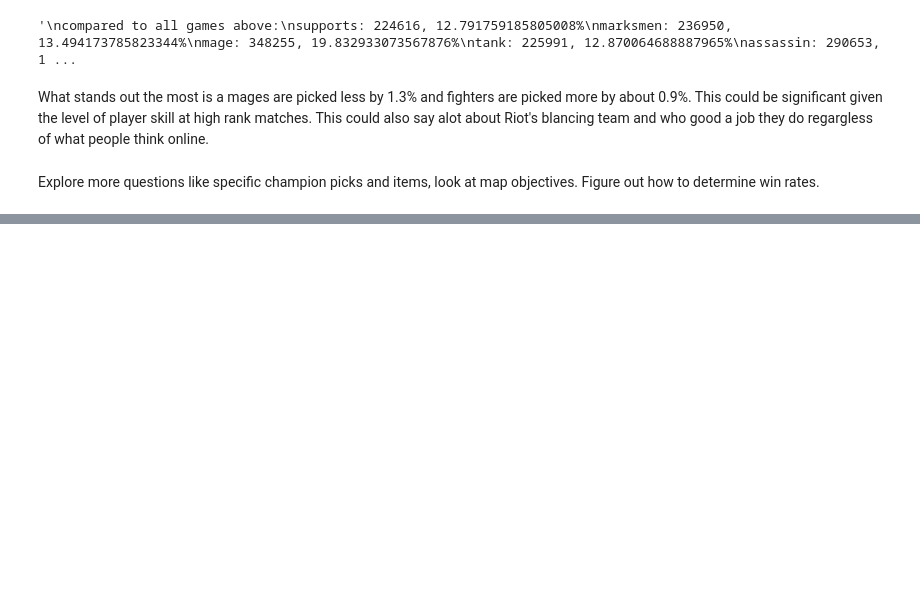
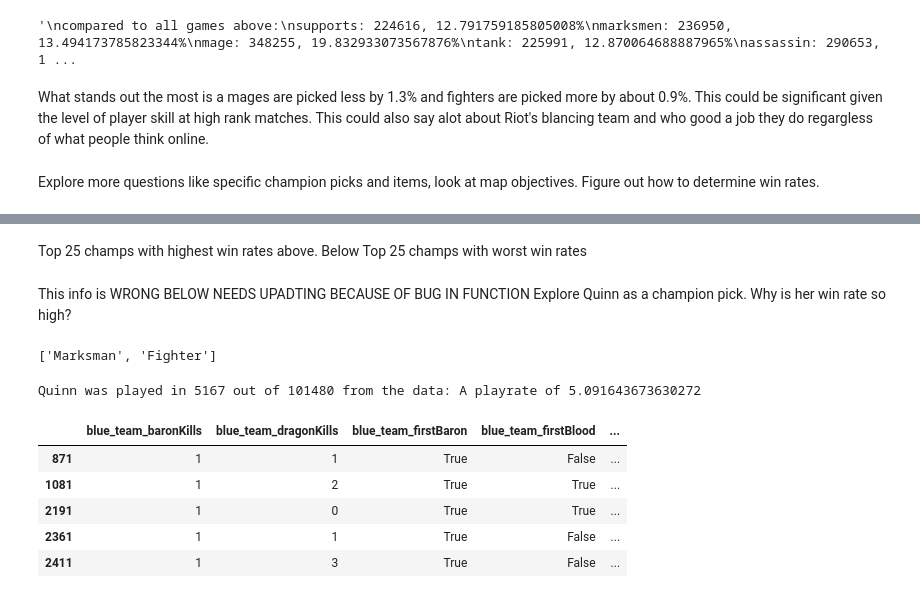
Before and after one commit to jltsao88/Predicting_Matches_Esports, a Jupyter notebook: EDA.ipynb, the cells around one changed output, grey strips where cells are left out. Saved outputs shown, nothing was run; the diff lists cells and outputs as text; code cells hidden in the pictures; blank space fills up the shorter version.

Commit message:
Fixed bug in win rate function

```diff
--- a/EDA.ipynb
+++ b/EDA.ipynb
@@ -706,0 +680,34 @@ wr_df.head(25)
+# %% [markdown]
+Top 25 champs with highest win rates above.  Below Top 25 champs with worst win rates
+# %% [markdown]
+This info is WRONG BELOW NEEDS UPADTING BECAUSE OF BUG IN FUNCTION
+Explore Quinn as a champion pick.  Why is her win rate so high?
+# %%
+#Champion role
+champ_type['Quinn']
+# %% [output]
+['Marksman', 'Fighter']
+# %%
+#play rate
+q = champ_frame(concat, champ)
+qgames_played = len(q)
+qplay_rate = len(q)/len(concat) * 100
+total_games = len(concat)
+print(f'Quinn was played in {qgames_played} out of {total_games} from the data: A playrate of {qplay_rate}')
+# %% [output]
+Quinn was played in 5167 out of 101480 from the data: A playrate of 5.091643673630272
+# %%
+# take a look at games where Quinn Won
+qn = q[(q.blue_team_win == 'Win') & (q.blue_team_win == 'Win')]
+# %%
+#Quinn has extremely high mobility.  Let's take a look at her stats at securing map objectives
+qn_map_blue = qn[['blue_team_baronKills', 'blue_team_dragonKills', 'blue_team_firstBaron', 'blue_team_firstDragon',
+                 'blue_team_firstInhibitor', 'blue_teamfirstRiftHerald', 'blue_team_firstTower', 'blue_team_inhibitorKills',
+                 'blue_team_riftHeraldKills', 'blue_team_towerKills']]
+# %% [output]
+|  | blue_team_baronKills | blue_team_dragonKills | blue_team_firstBaron | blue_team_firstBlood | ... |
+| 871 | 1 | 1 | True | False | ... |
+| 1081 | 1 | 2 | True | True | ... |
+| 2191 | 1 | 0 | True | True | ... |
+| 2361 | 1 | 1 | True | False | ... |
+| 2411 | 1 | 3 | True | False | ... |
```
Also changed, not shown: parts of 7 cells of this notebook.
